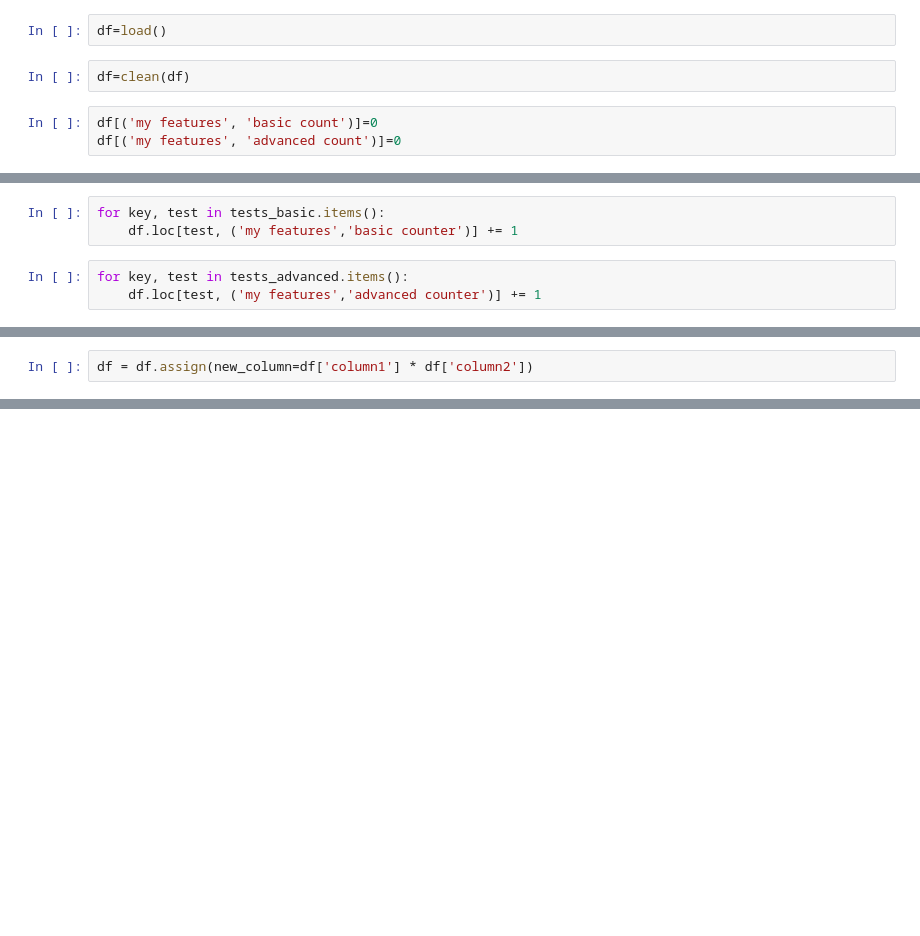
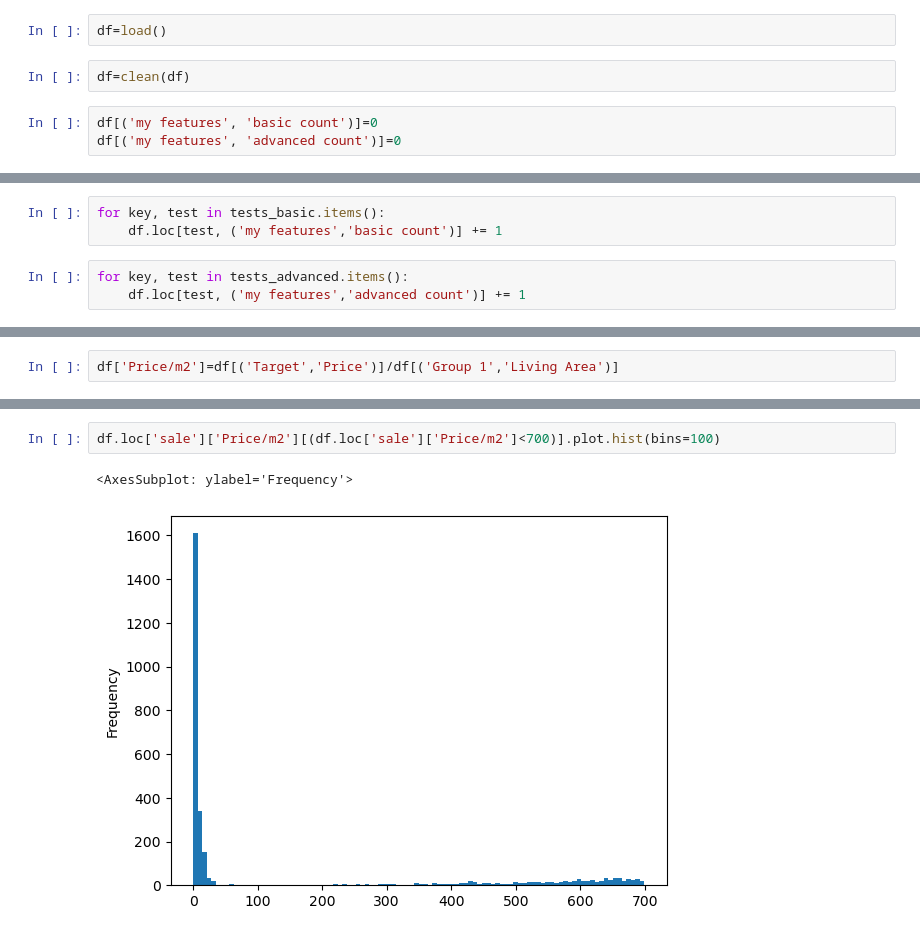
Before and after one commit to dimiphoton/BeCode-real-estate-ML-cookiecutter, a Jupyter notebook: src/TEST NOTEBOOK.ipynb, the cells around one changed output, grey strips where cells are left out. Cells and saved outputs as stored; diff of their text form; blank space fills up the shorter version.

```diff
--- a/src/TEST NOTEBOOK.ipynb
+++ b/src/TEST NOTEBOOK.ipynb
@@ -23,8 +38,8 @@ tests_advanced={
 }
 # %%
 for key, test in tests_basic.items():
-    df.loc[test, ('my features','basic counter')] += 1
+    df.loc[test, ('my features','basic count')] += 1
 # %%
 for key, test in tests_advanced.items():
-    df.loc[test, ('my features','advanced counter')] += 1
+    df.loc[test, ('my features','advanced count')] += 1
 # %%
@@ -46,2 +58,0 @@ df['Group1']
-# %%
-df = df.assign(new_column=df['column1'] * df['column2'])
@@ -47,0 +74,2 @@ df = df.assign(new_column=df['column1'] * df['column2'])
+# %%
+df['Price/m2']=df[('Target','Price')]/df[('Group 1','Living Area')]
@@ -47,0 +86,5 @@ df = df.assign(new_column=df['column1'] * df['column2'])
+# %%
+df.loc['sale']['Price/m2'][(df.loc['sale']['Price/m2']<700)].plot.hist(bins=100)
+# %% [output]
+<AxesSubplot: ylabel='Frequency'>
+[figure, added]
```
Also changed, not shown: parts of 14 cells of this notebook, 3 other files.
